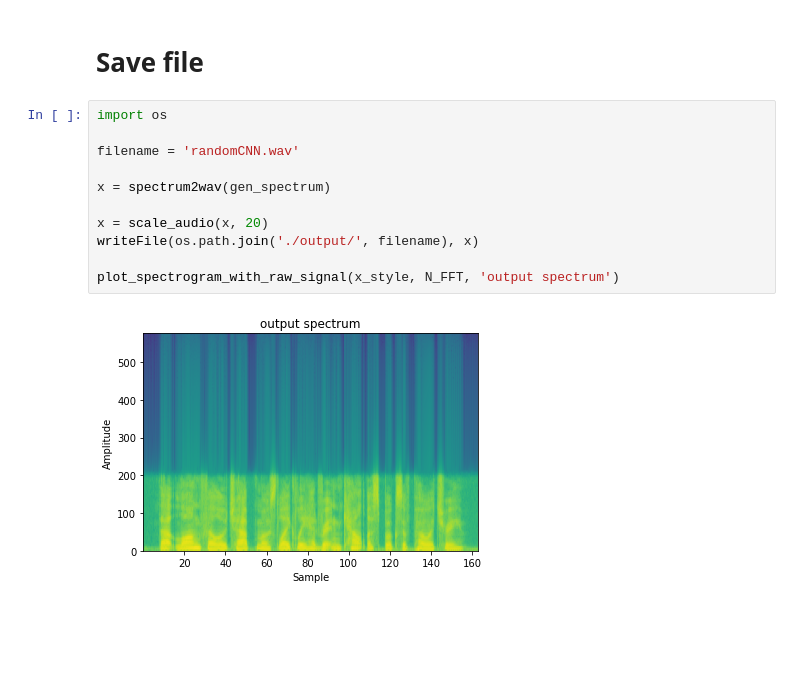
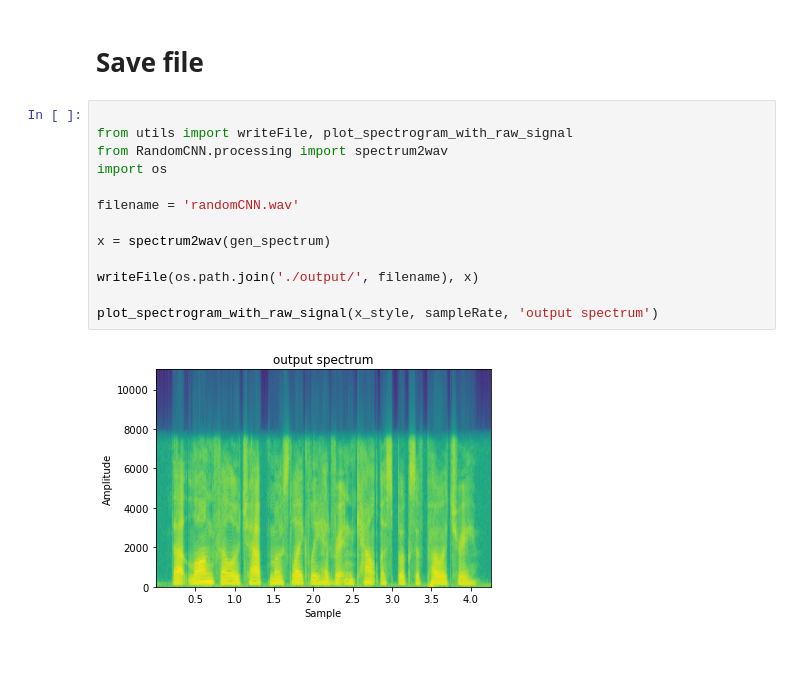
Before and after one commit to mmi366127/2022-Intro-to-AI-final-project, a Jupyter notebook: randomCNN.ipynb, the cells around one changed output. Drawn from its saved outputs; the diff is of its cells as text.

Commit message:
separate processing methods.

```diff
--- a/randomCNN.ipynb
+++ b/randomCNN.ipynb
@@ -135,17 +136,19 @@ plot_curve(content_losses, style_losses, losses, same_y_scale=False)
 # %% [markdown]
 # Save file
 # %%
+
+from utils import writeFile, plot_spectrogram_with_raw_signal
+from RandomCNN.processing import spectrum2wav
 import os
 
 filename = 'randomCNN.wav'
 
 x = spectrum2wav(gen_spectrum)
 
-x = scale_audio(x, 20)
 writeFile(os.path.join('./output/', filename), x)
 
-plot_spectrogram_with_raw_signal(x_style, N_FFT, 'output spectrum')
+plot_spectrogram_with_raw_signal(x_style, sampleRate, 'output spectrum')
 # %% [output]
-[figure, old version]
+[figure, new version]
 # %% [markdown]
 #
```
Also changed, not shown: parts of 3 cells of this notebook, 4 other files.
